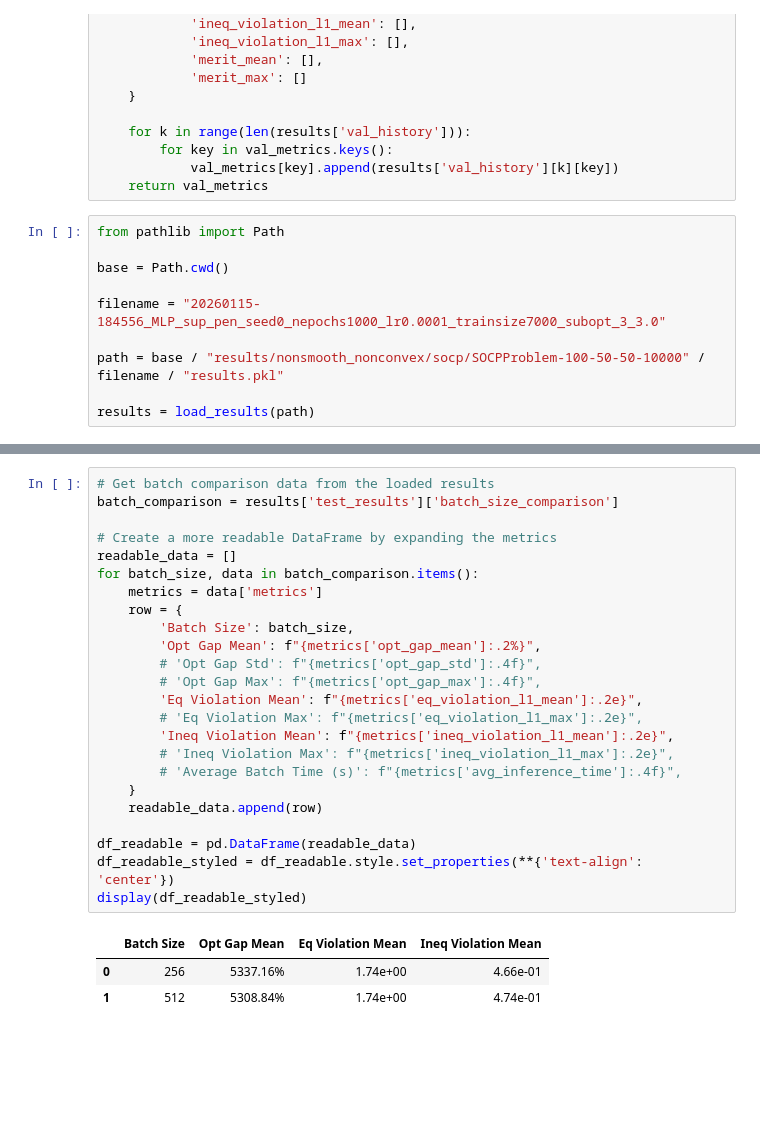
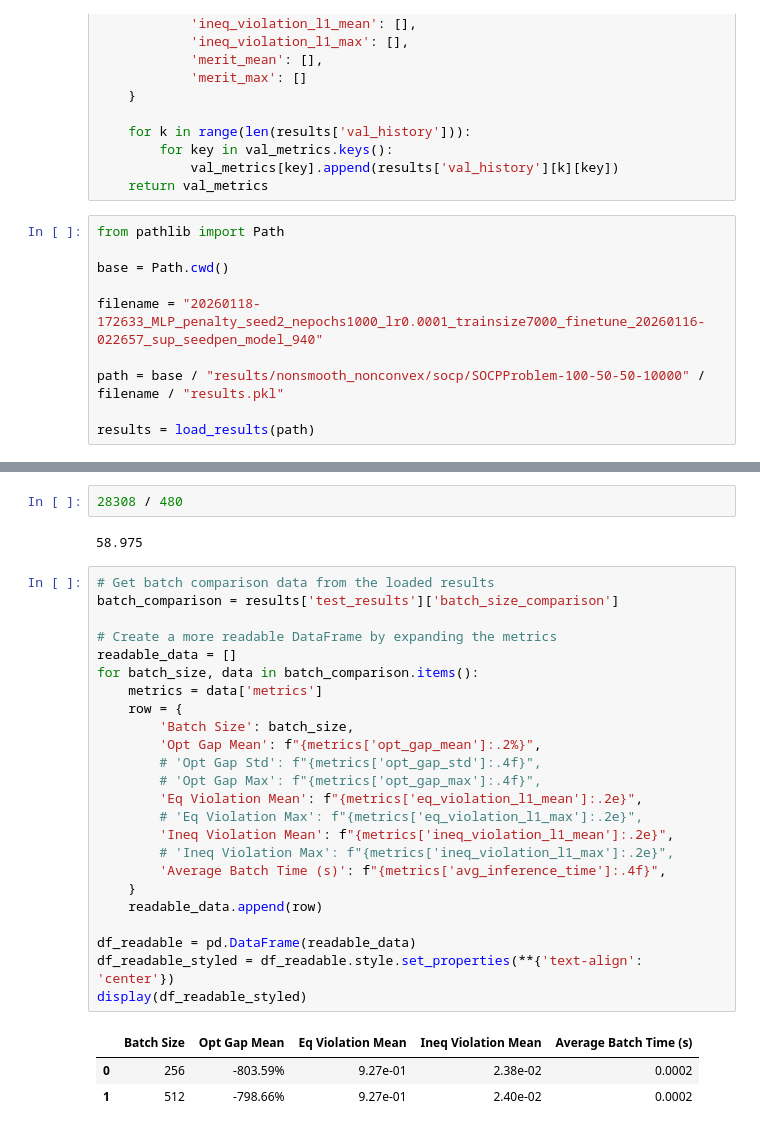
Before and after one commit to xkhainguyen/FSNet, a Jupyter notebook: pick_ckpt_merit.ipynb, the cells around one changed output, grey strips where cells are left out. Cells and saved outputs as stored; diff of their text form; blank space fills up the shorter version.

```diff
--- a/pick_ckpt_merit.ipynb
+++ b/pick_ckpt_merit.ipynb
@@ -84,7 +84,7 @@ from pathlib import Path
 
 base = Path.cwd()
 
-filename = "20260115-184556_MLP_sup_pen_seed0_nepochs1000_lr0.0001_trainsize7000_subopt_3_3.0"
+filename = "20260118-172633_MLP_penalty_seed2_nepochs1000_lr0.0001_trainsize7000_finetune_20260116-022657_sup_seedpen_model_940"
 
 path = base / "results/nonsmooth_nonconvex/socp/SOCPProblem-100-50-50-10000" / filename / "results.pkl"
 
@@ -179,28 +187,32 @@ print(results['val_history'][min_idx]['epoch'], merit_mean[min_idx])
+# %%
+28308 / 480
+# %% [output]
+58.975
 # %%
 # Get batch comparison data from the loaded results
 batch_comparison = results['test_results']['batch_size_comparison']
 
 # Create a more readable DataFrame by expanding the metrics
 readable_data = []
 for batch_size, data in batch_comparison.items():
     metrics = data['metrics']
     row = {
         'Batch Size': batch_size,
         'Opt Gap Mean': f"{metrics['opt_gap_mean']:.2%}",
         # 'Opt Gap Std': f"{metrics['opt_gap_std']:.4f}",
         # 'Opt Gap Max': f"{metrics['opt_gap_max']:.4f}",
         'Eq Violation Mean': f"{metrics['eq_violation_l1_mean']:.2e}",
         # 'Eq Violation Max': f"{metrics['eq_violation_l1_max']:.2e}",
         'Ineq Violation Mean': f"{metrics['ineq_violation_l1_mean']:.2e}",
         # 'Ineq Violation Max': f"{metrics['ineq_violation_l1_max']:.2e}",
-        # 'Average Batch Time (s)': f"{metrics['avg_inference_time']:.4f}",
+        'Average Batch Time (s)': f"{metrics['avg_inference_time']:.4f}",
     }
     readable_data.append(row)
 
 df_readable = pd.DataFrame(readable_data)
 df_readable_styled = df_readable.style.set_properties(**{'text-align': 'center'})
 display(df_readable_styled)
 # %% [output]
-|  | Batch Size | Opt Gap Mean | Eq Violation Mean | Ineq Violation Mean |
-| 0 | 256 | 5337.16% | 1.74e+00 | 4.66e-01 |
-| 1 | 512 | 5308.84% | 1.74e+00 | 4.74e-01 |
+|  | Batch Size | Opt Gap Mean | Eq Violation Mean | Ineq Violation Mean | Average Batch Time (s) |
+| 0 | 256 | -803.59% | 9.27e-01 | 2.38e-02 | 0.0002 |
+| 1 | 512 | -798.66% | 9.27e-01 | 2.40e-02 | 0.0002 |
```
Also changed, not shown: parts of 8 cells of this notebook, 15 other files.
